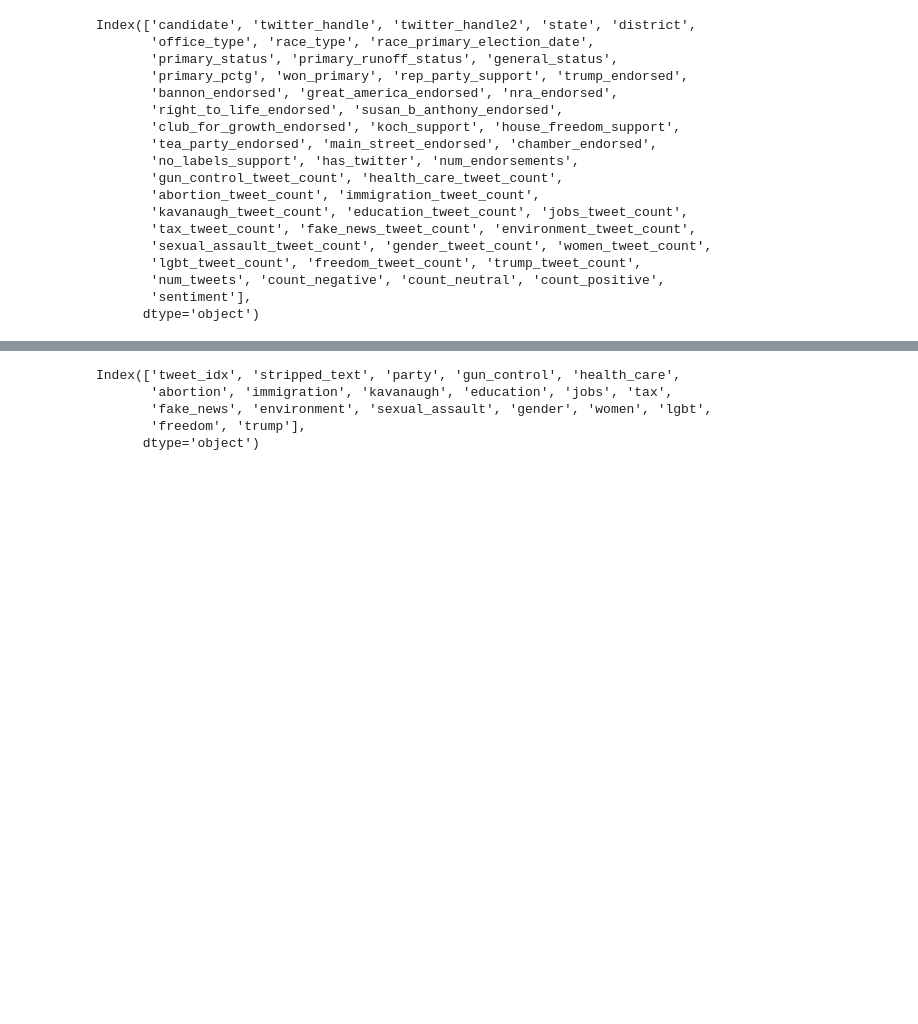
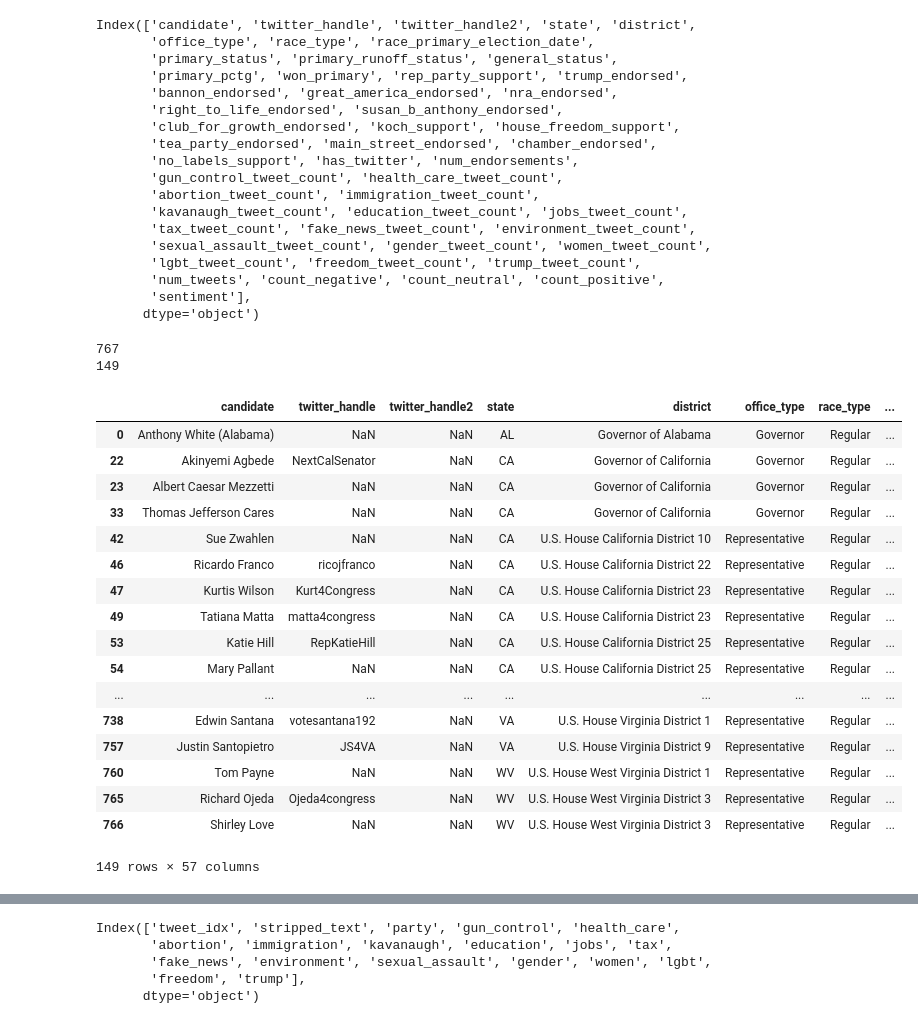
Before and after one commit to charles-tan/POCA, a Jupyter notebook: notebooks/mixed_lm.ipynb, the cells around one changed output, grey strips where cells are left out. Drawn from its saved outputs; the diff is of its cells as text; code cells hidden in the pictures; blank space fills up the shorter version.

```diff
--- a/notebooks/mixed_lm.ipynb
+++ b/notebooks/mixed_lm.ipynb
@@ -43,3 +43,32 @@ Index(['candidate', 'twitter_handle', 'twitter_handle2', 'state', 'district',
        'num_tweets', 'count_negative', 'count_neutral', 'count_positive',
        'sentiment'],
       dtype='object')
+# %%
+dem_df = pd.read_csv('~/Downloads/post_dem_candidates_with_tweet_topics.csv', encoding="ISO-8859-1").dropna(subset=['primary_pctg'])
+# dem_df1 = pd.read_csv('~/Downloads/data/post_dem_candidates_with_tweet_topics.csv', encoding="ISO-8859-1").dropna(subset=['primary_pctg'])
+# %%
+print(len(dem_df))
+
+print(len(dem_df[dem_df['sentiment'].isna()]))
+dem_df[dem_df['sentiment'].isna()]
+# %% [output]
+767
+149
+|  | candidate | twitter_handle | twitter_handle2 | state | district | office_type | race_type | ... |
+| 0 | Anthony White (Alabama) | NaN | NaN | AL | Governor of Alabama | Governor | Regular | ... |
+| 22 | Akinyemi Agbede | NextCalSenator | NaN | CA | Governor of California | Governor | Regular | ... |
+| 23 | Albert Caesar Mezzetti | NaN | NaN | CA | Governor of California | Governor | Regular | ... |
+| 33 | Thomas Jefferson Cares | NaN | NaN | CA | Governor of California | Governor | Regular | ... |
+| 42 | Sue Zwahlen | NaN | NaN | CA | U.S. House California District 10 | Representative | Regular | ... |
+| 46 | Ricardo Franco | ricojfranco | NaN | CA | U.S. House California District 22 | Representative | Regular | ... |
+| 47 | Kurtis Wilson | Kurt4Congress | NaN | CA | U.S. House California District 23 | Representative | Regular | ... |
+| 49 | Tatiana Matta | matta4congress | NaN | CA | U.S. House California District 23 | Representative | Regular | ... |
+| 53 | Katie Hill | RepKatieHill | NaN | CA | U.S. House California District 25 | Representative | Regular | ... |
+| 54 | Mary Pallant | NaN | NaN | CA | U.S. House California District 25 | Representative | Regular | ... |
+| ... | ... | ... | ... | ... | ... | ... | ... | ... |
+| 738 | Edwin Santana | votesantana192 | NaN | VA | U.S. House Virginia District 1 | Representative | Regular | ... |
+| 757 | Justin Santopietro | JS4VA | NaN | VA | U.S. House Virginia District 9 | Representative | Regular | ... |
+| 760 | Tom Payne | NaN | NaN | WV | U.S. House West Virginia District 1 | Representative | Regular | ... |
+| 765 | Richard Ojeda | Ojeda4congress | NaN | WV | U.S. House West Virginia District 3 | Representative | Regular | ... |
+| 766 | Shirley Love | NaN | NaN | WV | U.S. House West Virginia District 3 | Representative | Regular | ... |
+149 rows × 57 columns
```
Also changed, not shown: parts of 1 cell of this notebook, 2 other files.
